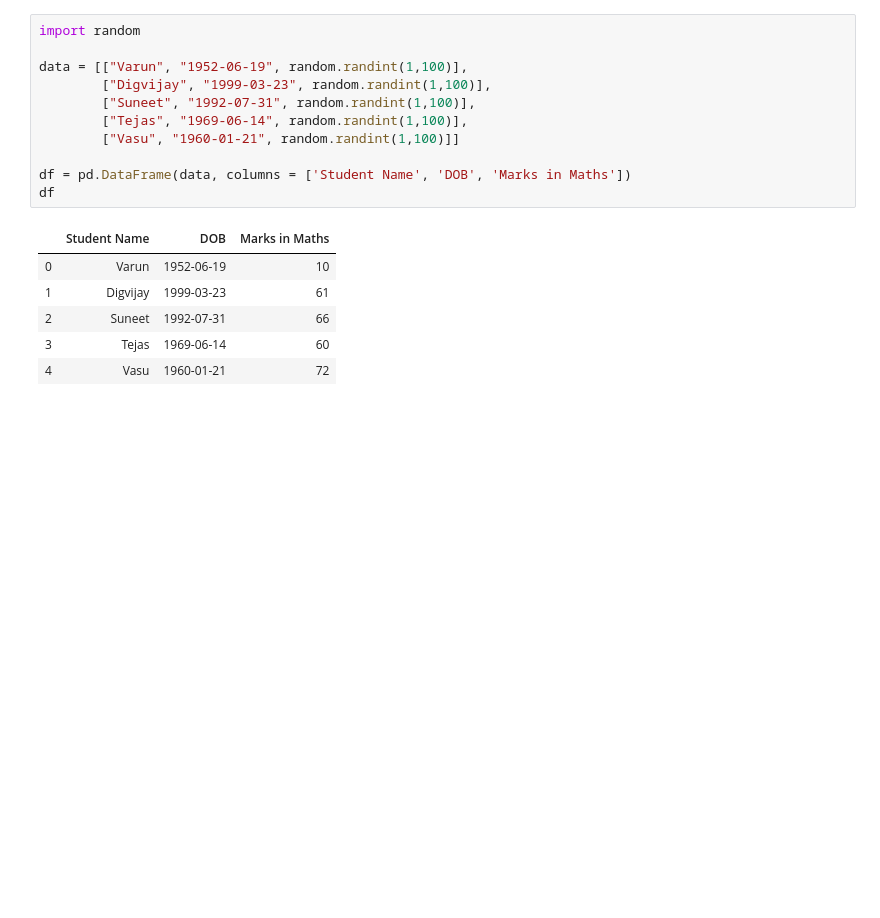
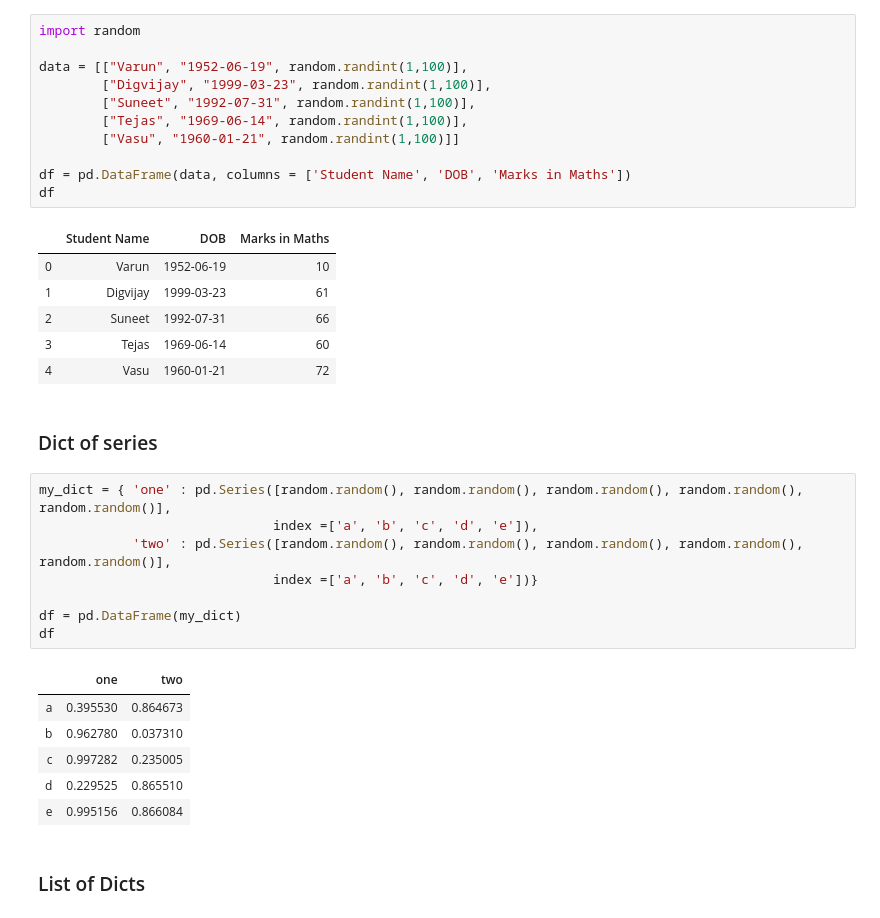
Before and after one commit to VKG5/Learning-Python, a Jupyter notebook: Sem 5/DL/Lab2_V001.ipynb, the cells around one changed output. Drawn from its saved outputs; the diff is of its cells as text; blank space fills up the shorter version.

```diff
--- a/Sem 5/DL/Lab 2.ipynb
+++ b/Sem 5/DL/Lab2_V001.ipynb
@@ -177,3 +178,22 @@ df
 | 2 | Suneet | 1992-07-31 | 66 |
 | 3 | Tejas | 1969-06-14 | 60 |
 | 4 | Vasu | 1960-01-21 | 72 |
+# %% [markdown]
+### Dict of series
+# %%
+my_dict = { 'one' : pd.Series([random.random(), random.random(), random.random(), random.random(), random.random()],
+                              index =['a', 'b', 'c', 'd', 'e']),
+            'two' : pd.Series([random.random(), random.random(), random.random(), random.random(), random.random()],
+                              index =['a', 'b', 'c', 'd', 'e'])}
+
+df = pd.DataFrame(my_dict)
+df
+# %% [output]
+|  | one | two |
+| a | 0.395530 | 0.864673 |
+| b | 0.962780 | 0.037310 |
+| c | 0.997282 | 0.235005 |
+| d | 0.229525 | 0.865510 |
+| e | 0.995156 | 0.866084 |
+# %% [markdown]
+### List of Dicts
```
Also changed, not shown: parts of 21 cells of this notebook, 7 other files.
